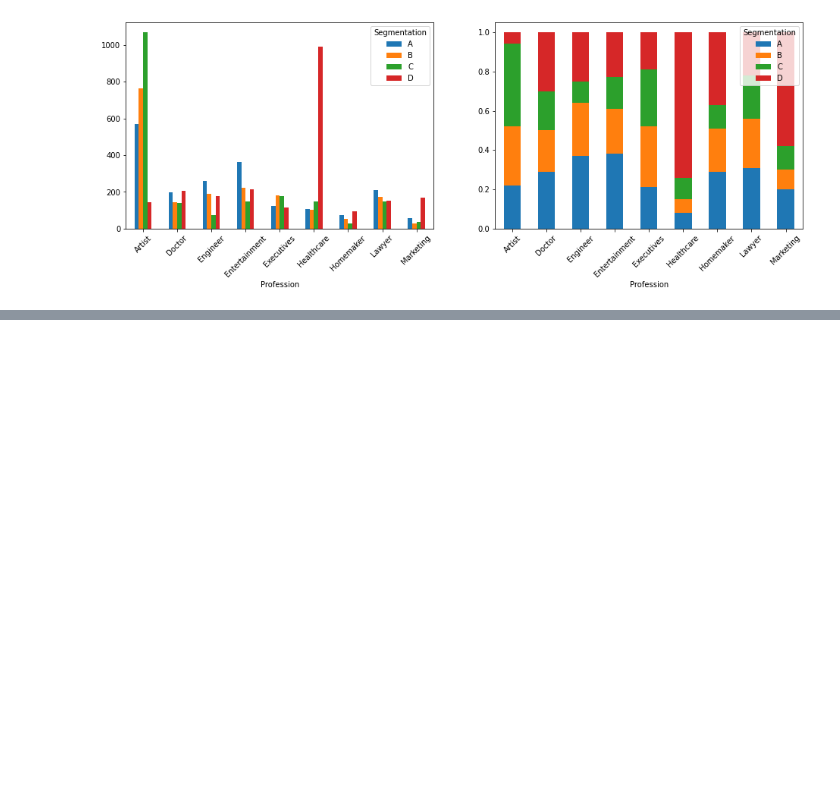
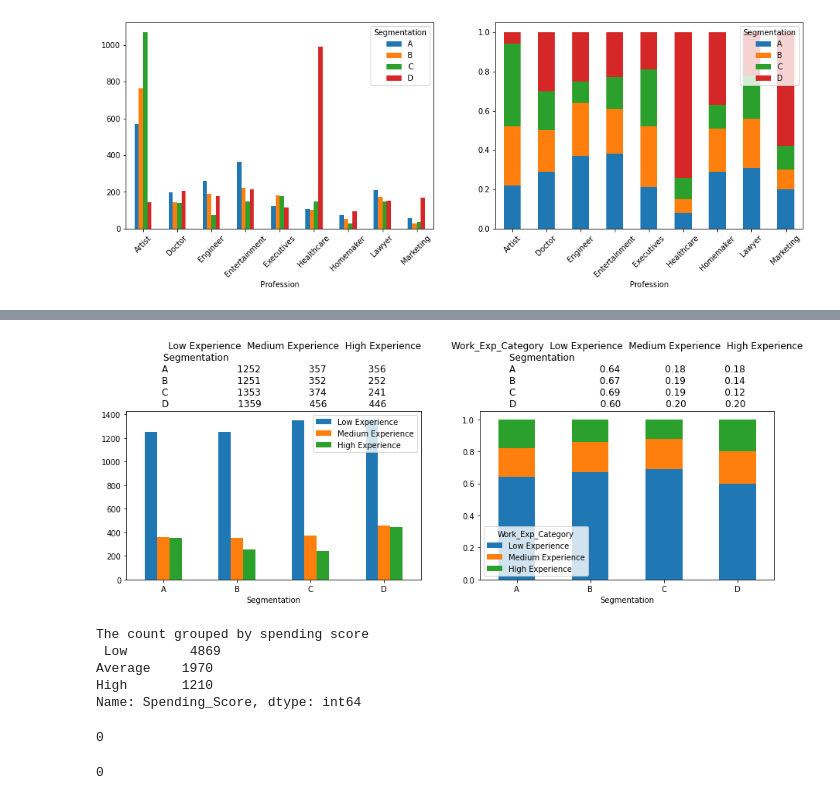
Before and after one commit to Research-Group-CDAP/ML_Assignment2_IT19132310_IT19139036_IT19120980_IT19104218, a Jupyter notebook: model.ipynb, the cells around one changed output, grey strips where cells are left out. Cells and saved outputs as stored; diff of their text form; code cells hidden in the pictures; blank space fills up the shorter version.

```diff
--- a/model.ipynb
+++ b/model.ipynb
@@ -591,0 +656,25 @@ plt.show()
+# %%
+
+# Dividing the people into 3 category of work experience
+df_train['Work_Exp_Category'] = pd.cut(df_train.Work_Experience,bins=[-1,1,7,15],labels=['Low Experience','Medium Experience','High Experience'])
+# %%
+# Counting different category of work experience in each segment
+ax1 = df_train.groupby(["Segmentation"])["Work_Exp_Category"].value_counts().unstack().round(3)
+
+# Percentage of work experience in each segment
+ax2 = df_train.pivot_table(columns='Work_Exp_Category',index='Segmentation',values='ID',aggfunc='count')
+ax2 = ax2.div(ax2.sum(axis=1), axis = 0).round(2)
+
+#count plot
+fig, ax = plt.subplots(1,2)
+ax1.plot(kind="bar",ax = ax[0],figsize = (15,4))
+ax[0].set_xticklabels(labels = ['A','B','C','D'],rotation = 0)
+ax[0].set_title(str(ax1))
+
+#stacked bars
+ax2.plot(kind="bar",stacked = True,ax = ax[1],figsize = (15,4))
+ax[1].set_xticklabels(labels = ['A','B','C','D'],rotation = 0)
+ax[1].set_title(str(ax2))
+plt.show()
+# %% [output]
+[figure, added]
@@ -591,0 +684,18 @@ plt.show()
+# %%
+print('The count grouped by spending score\n',df_train.Spending_Score.value_counts())
+# %% [output]
+The count grouped by spending score
+ Low        4869
+Average    1970
+High       1210
+Name: Spending_Score, dtype: int64
+# %%
+# Checking the count of missing values
+df_train.Spending_Score.isnull().sum()
+# %% [output]
+0
+# %%
+# Checking the count of missing values
+df_test.Spending_Score.isnull().sum()
+# %% [output]
+0
```
Also changed, not shown: parts of 9 cells of this notebook.
